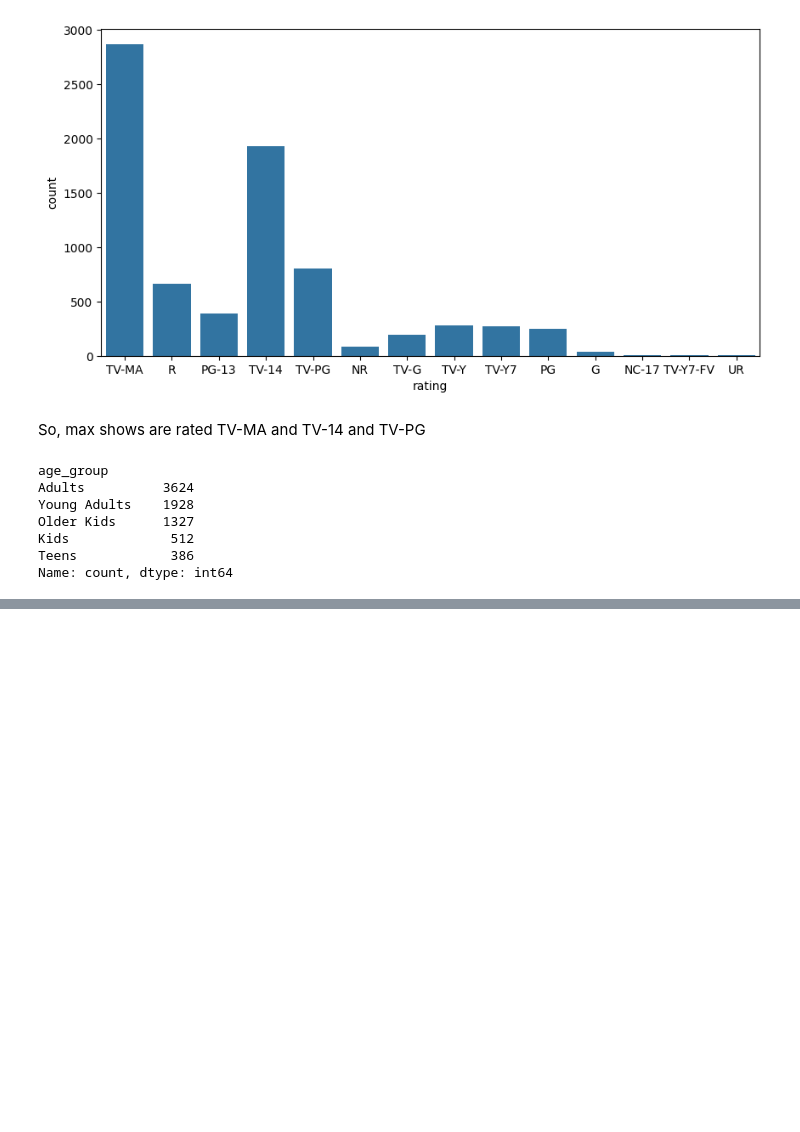
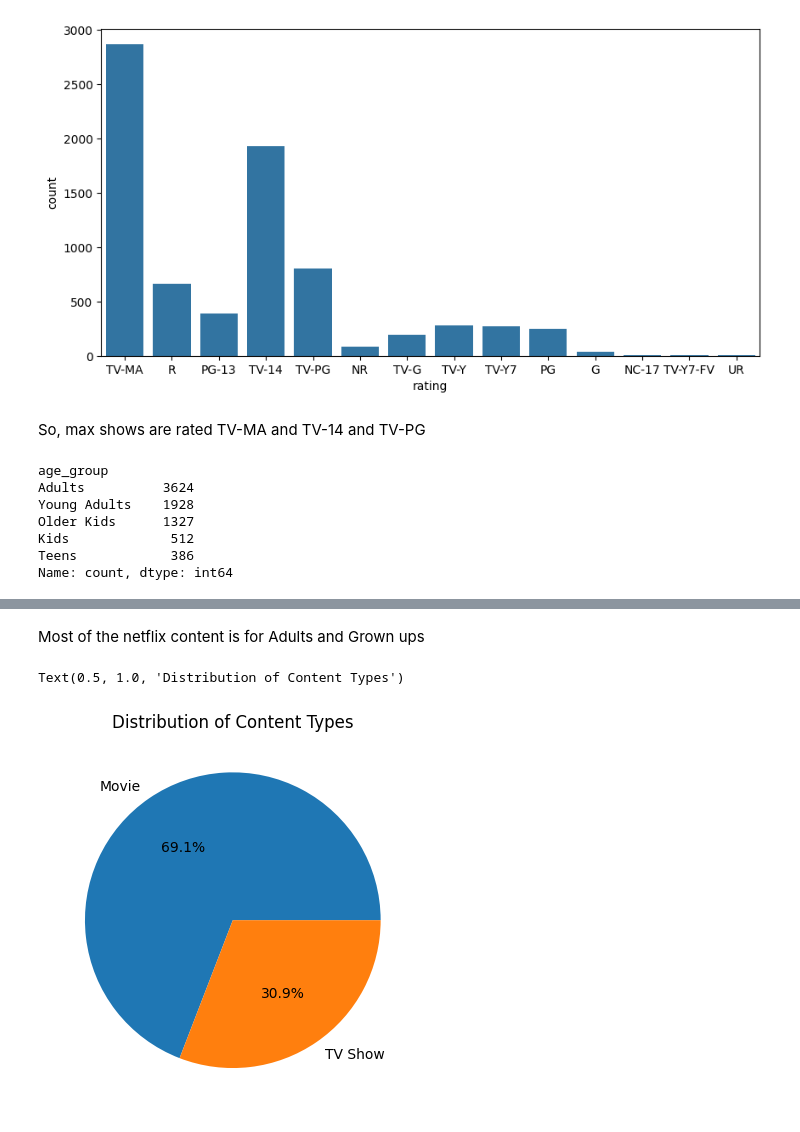
Before and after one commit to Ish-i-ka/Netflix-Show-Recommender, a Jupyter notebook: recommender.ipynb, the cells around one changed output, grey strips where cells are left out. Cells and saved outputs as stored; diff of their text form; code cells hidden in the pictures; blank space fills up the shorter version.

```diff
--- a/recommender.ipynb
+++ b/recommender.ipynb
@@ -264,0 +180,10 @@ Name: count, dtype: int64
+# %% [markdown]
+Most of the netflix content is for Adults and Grown ups
+# %%
+plt.Figure(figsize=(10,5))
+data.type.value_counts().plot(kind='pie', autopct='%1.1f%%')
+plt.ylabel("")
+plt.title('Distribution of Content Types')
+# %% [output]
+Text(0.5, 1.0, 'Distribution of Content Types')
+[figure, added]
```
Also changed, not shown: parts of 48 cells of this notebook, 1 other file.
